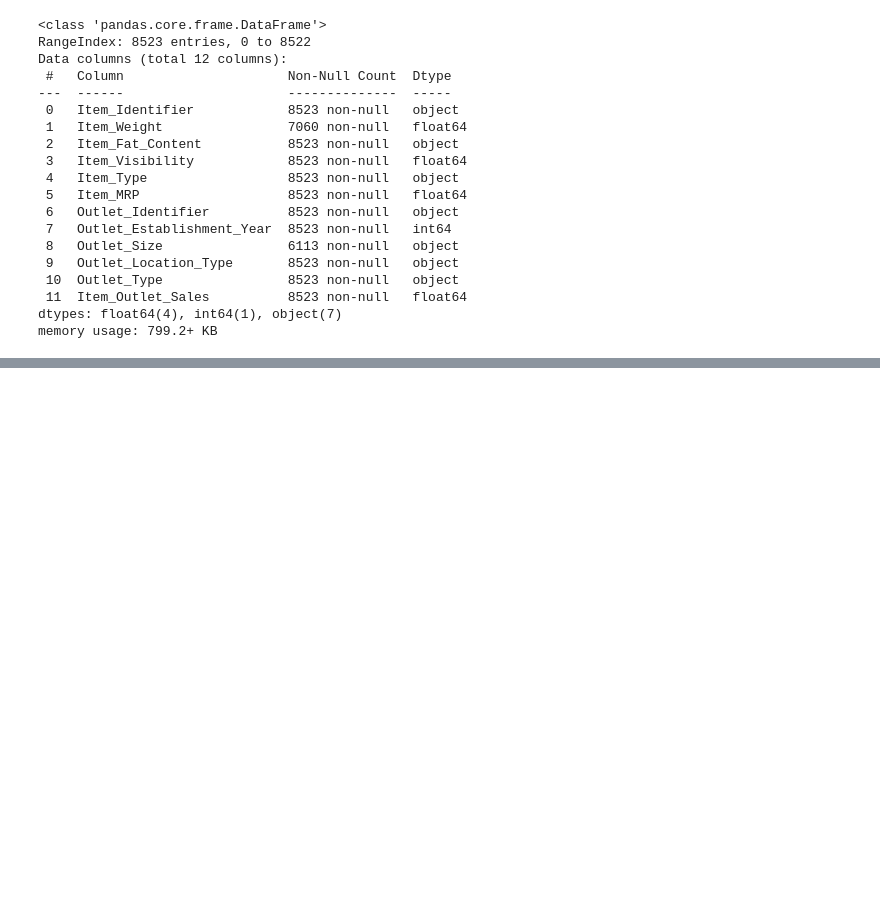
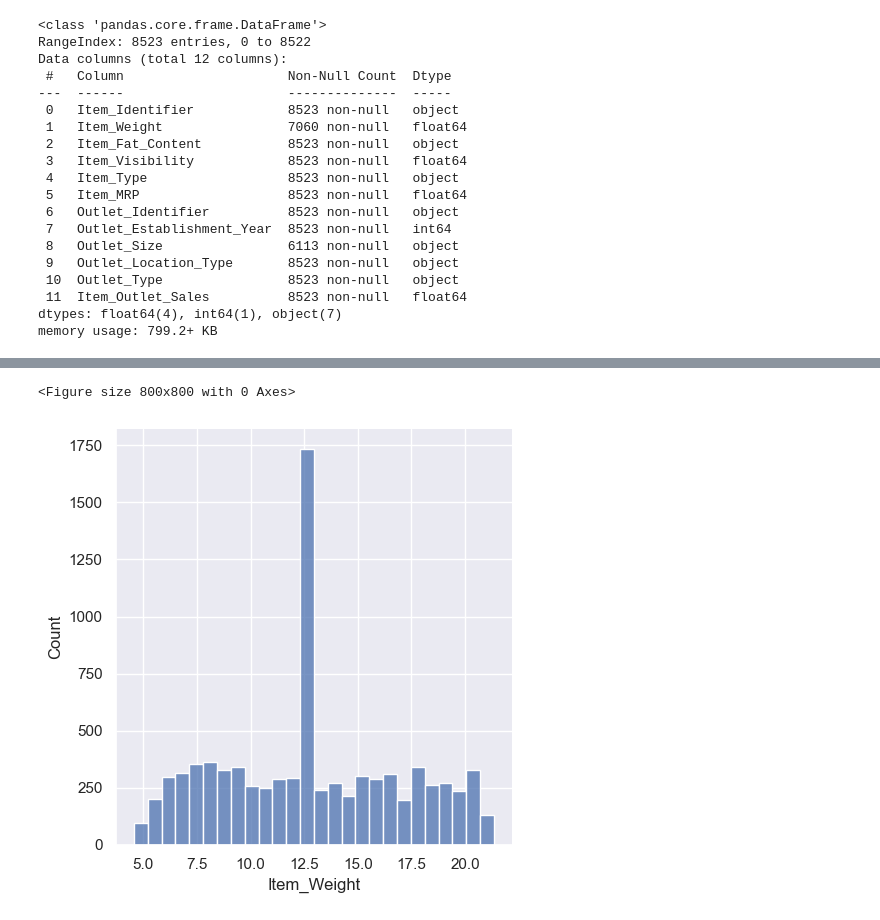
Before and after one commit to engm89/Machine_Learning_Projects, a Jupyter notebook: BigMartSales/main.ipynb, the cells around one changed output, grey strips where cells are left out. Cells and saved outputs as stored; diff of their text form; code cells hidden in the pictures; blank space fills up the shorter version.

```diff
--- a/BigMartSales/main.ipynb
+++ b/BigMartSales/main.ipynb
@@ -70,0 +135,2 @@ memory usage: 799.2+ KB
+# %%
+mode_Outlet_Size = data_ds.pivot_table(values='Outlet_Size', columns='Outlet_Type', aggfunc=(lambda x: x.mode()[0]))
@@ -70,0 +142,3 @@ memory usage: 799.2+ KB
+# %%
+missing_value = data_ds['Outlet_Size'].isnull()
+missing_value
@@ -70,0 +158,2 @@ memory usage: 799.2+ KB
+# %%
+data_ds.loc[missing_value, 'Outlet_Size'] = data_ds.loc[missing_value, 'Outlet_Type'].apply(lambda x: mode_Outlet_Size)
@@ -70,0 +188,9 @@ memory usage: 799.2+ KB
+# %%
+sns.set()
+# %%
+plt.figure(figsize=(8, 8))
+sns.displot(data=data_ds['Item_Weight'])
+plt.show();
+# %% [output]
+<Figure size 800x800 with 0 Axes>
+[figure, added]
```
Also changed, not shown: parts of 31 cells of this notebook, 3 other files.
